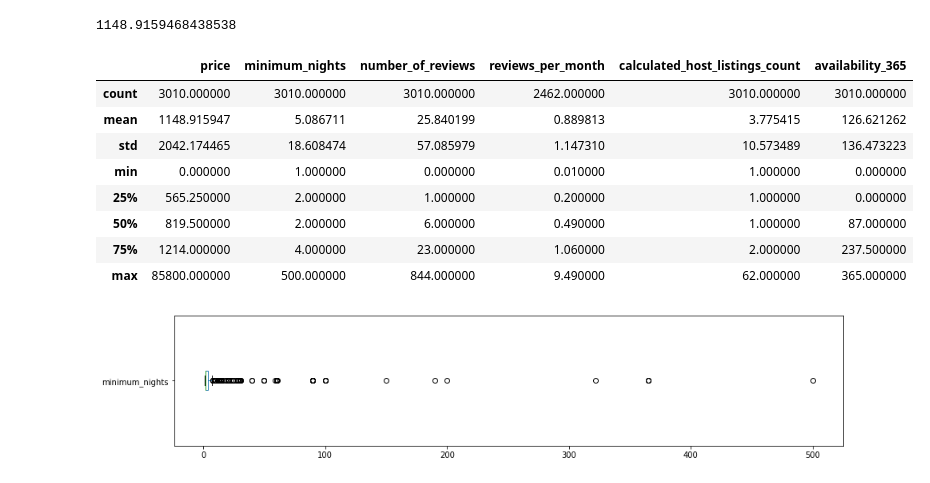
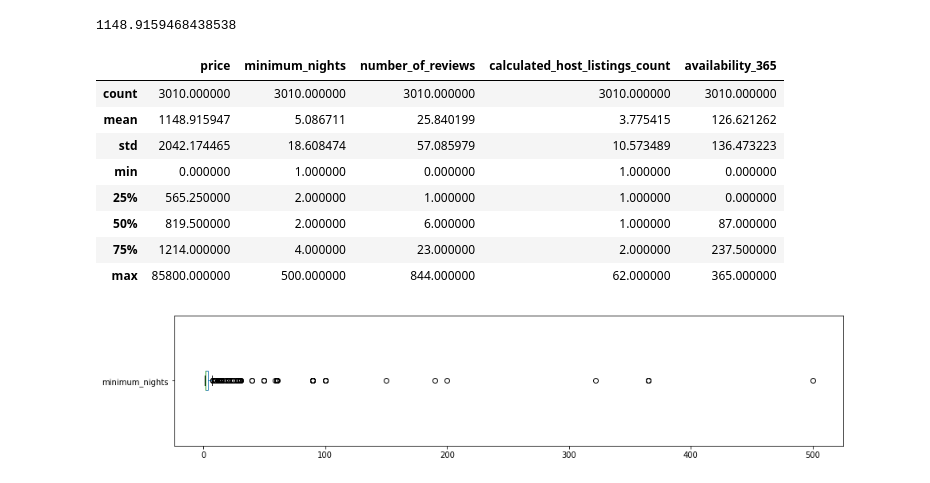
Before and after one commit to Snayderr/data_science, a Jupyter notebook: M1/Analisando_os_Dados_do_Airbnb_(Oslo).ipynb, the cells around one changed output. Drawn from its saved outputs; the diff is of its cells as text; code cells hidden in the pictures.

```diff
--- a/M1/Analisando_os_Dados_do_Airbnb_(Oslo).ipynb
+++ b/M1/Analisando_os_Dados_do_Airbnb_(Oslo).ipynb
@@ -136,18 +155,18 @@ df.price.mean()
 1148.9159468438538
 # %%
 # ver o resumo estatístico das variáveis numéricas
-df[['price', 'minimum_nights', 'number_of_reviews', 'reviews_per_month',
+df[['price', 'minimum_nights', 'number_of_reviews',
     'calculated_host_listings_count', 'availability_365']].describe()
 # %% [output]
-|  | price | minimum_nights | number_of_reviews | reviews_per_month | calculated_host_listings_count | availability_365 |
-| count | 3010.000000 | 3010.000000 | 3010.000000 | 2462.000000 | 3010.000000 | 3010.000000 |
-| mean | 1148.915947 | 5.086711 | 25.840199 | 0.889813 | 3.775415 | 126.621262 |
-| std | 2042.174465 | 18.608474 | 57.085979 | 1.147310 | 10.573489 | 136.473223 |
-| min | 0.000000 | 1.000000 | 0.000000 | 0.010000 | 1.000000 | 0.000000 |
-| 25% | 565.250000 | 2.000000 | 1.000000 | 0.200000 | 1.000000 | 0.000000 |
-| 50% | 819.500000 | 2.000000 | 6.000000 | 0.490000 | 1.000000 | 87.000000 |
-| 75% | 1214.000000 | 4.000000 | 23.000000 | 1.060000 | 2.000000 | 237.500000 |
-| max | 85800.000000 | 500.000000 | 844.000000 | 9.490000 | 62.000000 | 365.000000 |
+|  | price | minimum_nights | number_of_reviews | calculated_host_listings_count | availability_365 |
+| count | 3010.000000 | 3010.000000 | 3010.000000 | 3010.000000 | 3010.000000 |
+| mean | 1148.915947 | 5.086711 | 25.840199 | 3.775415 | 126.621262 |
+| std | 2042.174465 | 18.608474 | 57.085979 | 10.573489 | 136.473223 |
+| min | 0.000000 | 1.000000 | 0.000000 | 1.000000 | 0.000000 |
+| 25% | 565.250000 | 2.000000 | 1.000000 | 1.000000 | 0.000000 |
+| 50% | 819.500000 | 2.000000 | 6.000000 | 1.000000 | 87.000000 |
+| 75% | 1214.000000 | 4.000000 | 23.000000 | 2.000000 | 237.500000 |
+| max | 85800.000000 | 500.000000 | 844.000000 | 62.000000 | 365.000000 |
 # %%
 # minimum_nights
 df.minimum_nights.plot(kind='box', vert=False, figsize=(15,3))
```
Also changed, not shown: parts of 13 cells of this notebook.
